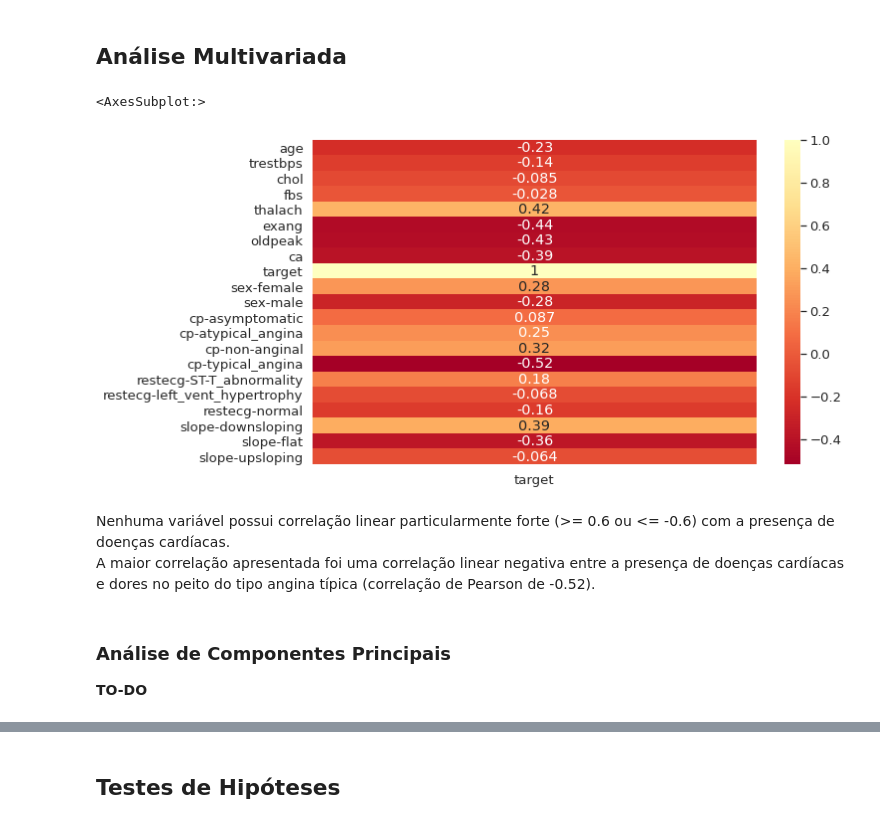
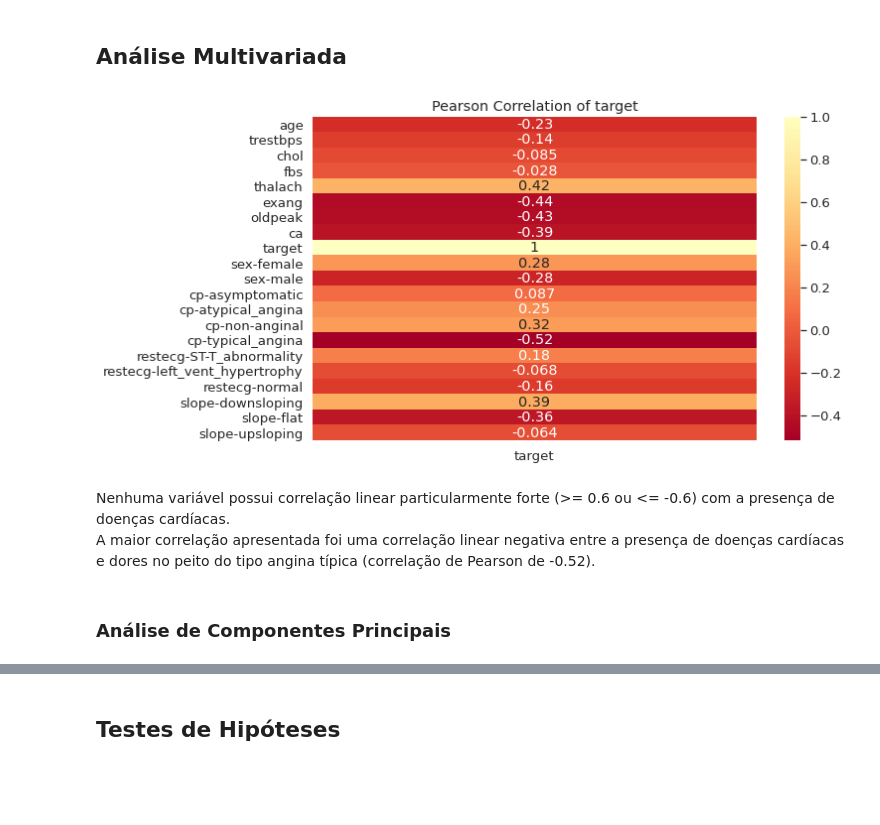
Before and after one commit to rfmf/ds_portfolio, a Jupyter notebook: EDA/Análise de Dados de Pacientes de Doenças Cardíacas/heart_disease_analysis.ipynb, the cells around one changed output, grey strips where cells are left out. Drawn from its saved outputs; the diff is of its cells as text; code cells hidden in the pictures; blank space fills up the shorter version.

Commit message:
Added PCA and started multivariate visualizations.

```diff
--- a/EDA/Análise de Dados de Pacientes de Doenças Cardíacas/heart_disease_analysis.ipynb
+++ b/EDA/Análise de Dados de Pacientes de Doenças Cardíacas/heart_disease_analysis.ipynb
@@ -543,20 +546,19 @@ Index(['age', 'trestbps', 'chol', 'fbs', 'thalach', 'exang', 'oldpeak', 'ca',
 # %%
 # Pearson Correlation
 correlation_matrix = data.corr(method="pearson")
 
-sns.heatmap(
+cor_plt = sns.heatmap(
     data=correlation_matrix[['target']],
     center=True,
     annot=True,
     cmap="RdYlBu"
 )
+cor_plt.set(title='Pearson Correlation of target')
+plt.show()
 # %% [output]
-<AxesSubplot:>
-[figure, old version]
+[figure, new version]
 # %% [markdown]
 Nenhuma variável possui correlação linear particularmente forte (>= 0.6 ou <= -0.6) com a presença de doenças cardíacas. \
 A maior correlação apresentada foi uma correlação linear negativa entre a presença de doenças cardíacas e dores no peito do tipo angina típica (correlação de Pearson de -0.52).
 # %% [markdown]
 ### Análise de Componentes Principais
-
-**TO-DO**
```
Also changed, not shown: parts of 7 cells of this notebook.
